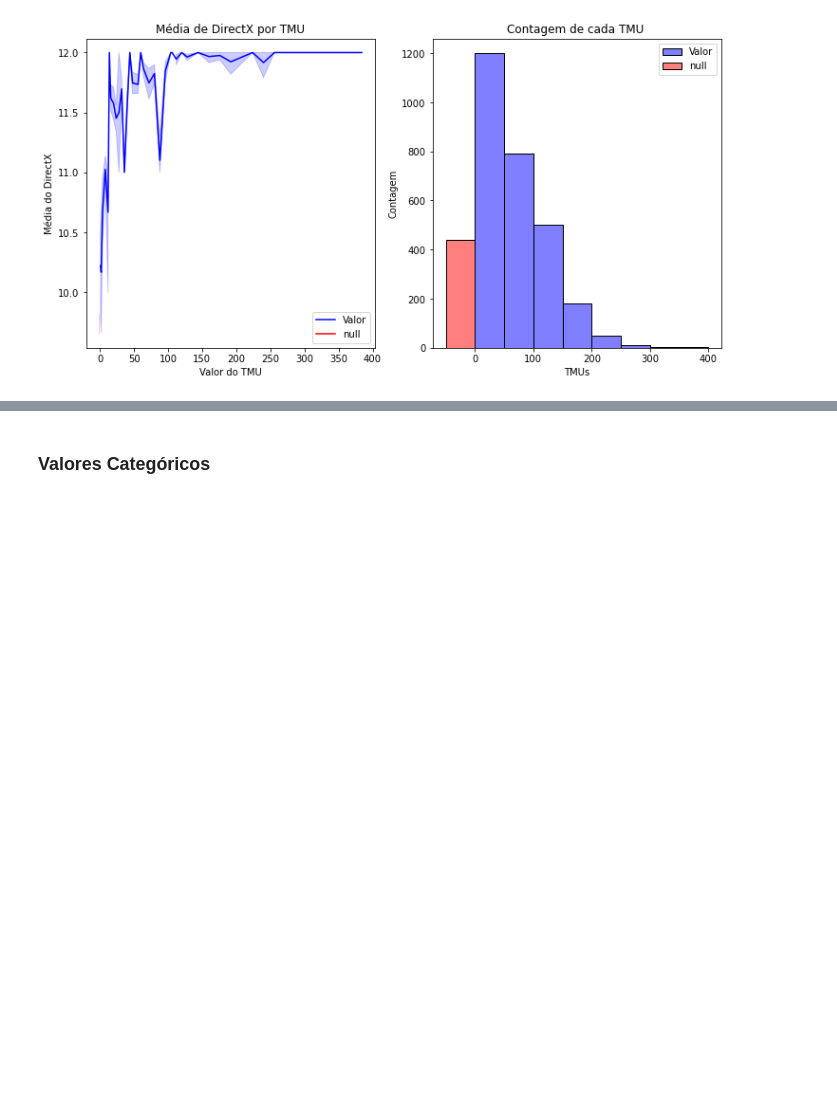
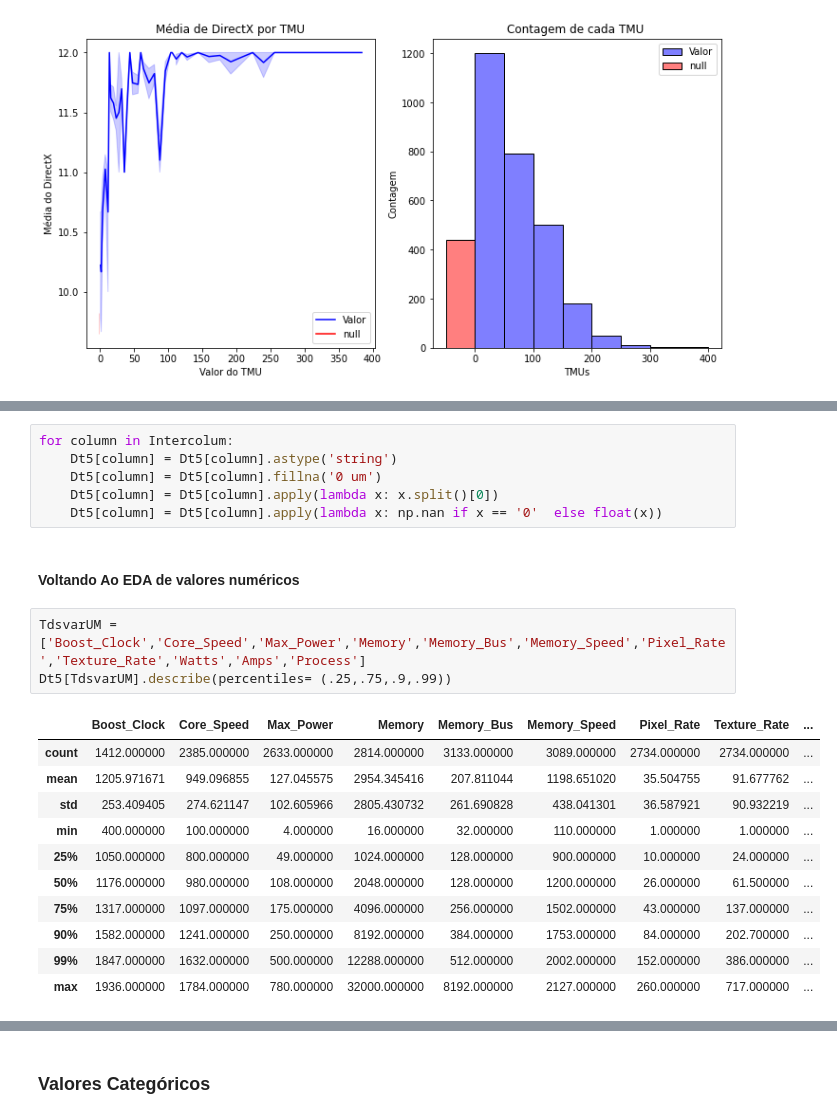
Before and after one commit to luquinhasC/DirectxRidePrice, a Jupyter notebook: Modelo1.ipynb, the cells around one changed output, grey strips where cells are left out. Cells and saved outputs as stored; diff of their text form; blank space fills up the shorter version.

```diff
--- a/Modelo1.ipynb
+++ b/Modelo1.ipynb
@@ -294,0 +424,23 @@ plt.show()
+# %%
+for column in Intercolum:
+    Dt5[column] = Dt5[column].astype('string')
+    Dt5[column] = Dt5[column].fillna('0 um')
+    Dt5[column] = Dt5[column].apply(lambda x: x.split()[0])
+    Dt5[column] = Dt5[column].apply(lambda x: np.nan if x == '0'  else float(x))
+# %% [markdown]
+#### Voltando Ao EDA de valores numéricos
+# %%
+TdsvarUM = ['Boost_Clock','Core_Speed','Max_Power','Memory','Memory_Bus','Memory_Speed','Pixel_Rate','Texture_Rate','Watts','Amps','Process']
+Dt5[TdsvarUM].describe(percentiles= (.25,.75,.9,.99))
+# %% [output]
+|  | Boost_Clock | Core_Speed | Max_Power | Memory | Memory_Bus | Memory_Speed | Pixel_Rate | Texture_Rate | ... |
+| count | 1412.000000 | 2385.000000 | 2633.000000 | 2814.000000 | 3133.000000 | 3089.000000 | 2734.000000 | 2734.000000 | ... |
+| mean | 1205.971671 | 949.096855 | 127.045575 | 2954.345416 | 207.811044 | 1198.651020 | 35.504755 | 91.677762 | ... |
+| std | 253.409405 | 274.621147 | 102.605966 | 2805.430732 | 261.690828 | 438.041301 | 36.587921 | 90.932219 | ... |
+| min | 400.000000 | 100.000000 | 4.000000 | 16.000000 | 32.000000 | 110.000000 | 1.000000 | 1.000000 | ... |
+| 25% | 1050.000000 | 800.000000 | 49.000000 | 1024.000000 | 128.000000 | 900.000000 | 10.000000 | 24.000000 | ... |
+| 50% | 1176.000000 | 980.000000 | 108.000000 | 2048.000000 | 128.000000 | 1200.000000 | 26.000000 | 61.500000 | ... |
+| 75% | 1317.000000 | 1097.000000 | 175.000000 | 4096.000000 | 256.000000 | 1502.000000 | 43.000000 | 137.000000 | ... |
+| 90% | 1582.000000 | 1241.000000 | 250.000000 | 8192.000000 | 384.000000 | 1753.000000 | 84.000000 | 202.700000 | ... |
+| 99% | 1847.000000 | 1632.000000 | 500.000000 | 12288.000000 | 512.000000 | 2002.000000 | 152.000000 | 386.000000 | ... |
+| max | 1936.000000 | 1784.000000 | 780.000000 | 32000.000000 | 8192.000000 | 2127.000000 | 260.000000 | 717.000000 | ... |
```
Also changed, not shown: parts of 39 cells of this notebook.
